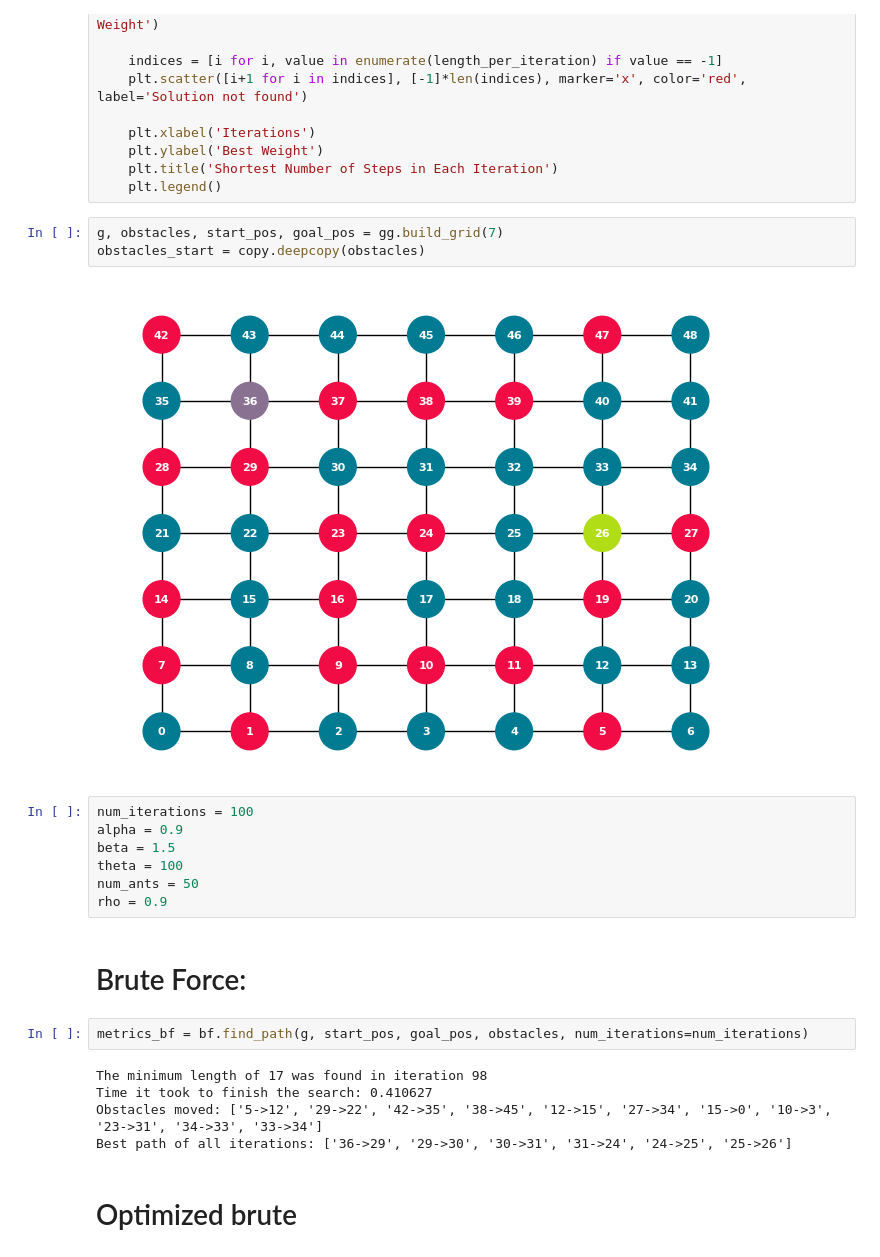
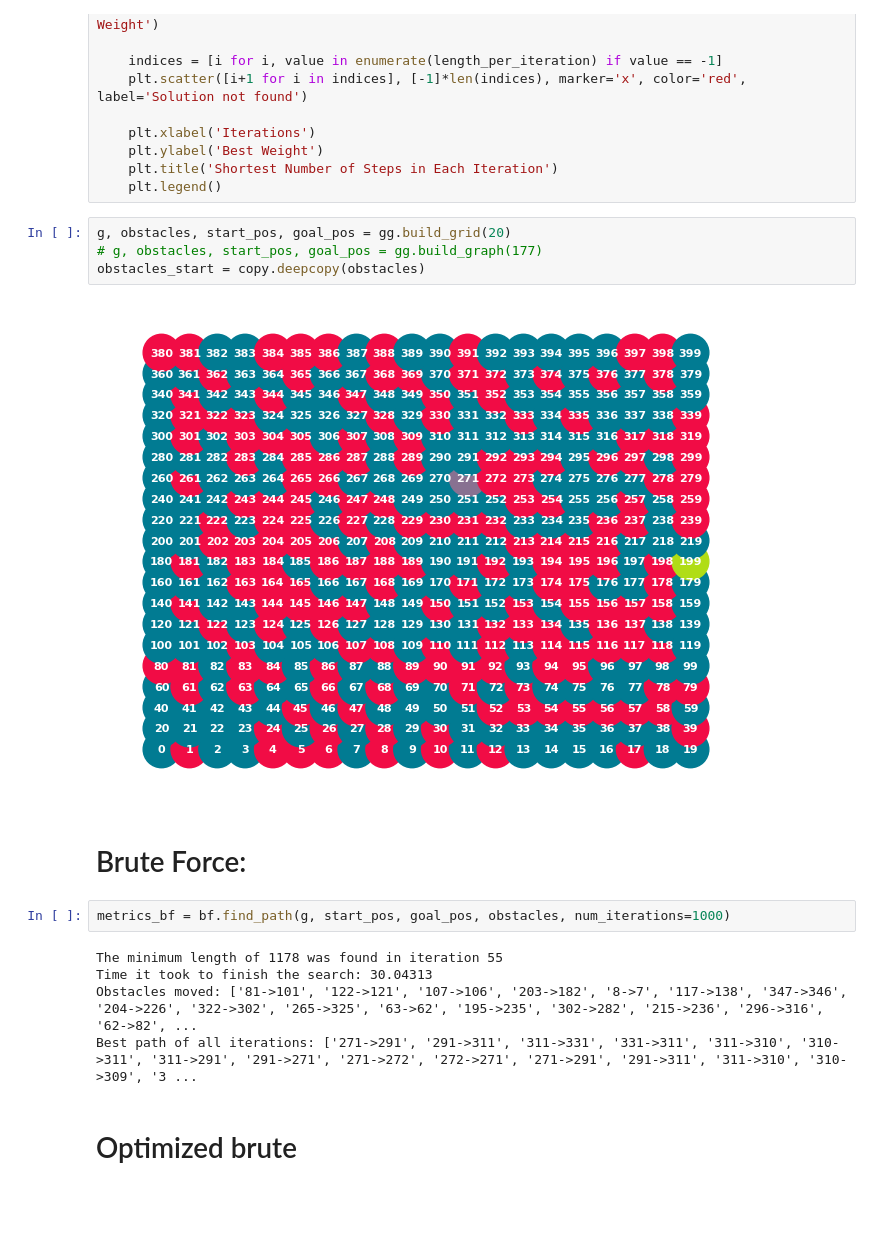
Before and after one commit to MATIJA741/MinimumGraphMotionPlanning, a Jupyter notebook: Comparator.ipynb, the cells around one changed output. Cells and saved outputs as stored; diff of their text form; blank space fills up the shorter version.

```diff
--- a/Comparator.ipynb
+++ b/Comparator.ipynb
@@ -29,26 +29,20 @@ def plot(num_iterations, length_per_iteration):
     plt.title('Shortest Number of Steps in Each Iteration')
     plt.legend()
 # %%
-g, obstacles, start_pos, goal_pos = gg.build_grid(7)
+g, obstacles, start_pos, goal_pos = gg.build_grid(20)
+# g, obstacles, start_pos, goal_pos = gg.build_graph(177)
 obstacles_start = copy.deepcopy(obstacles)
 # %% [output]
-[figure, old version]
+[figure, new version]
-# %%
-num_iterations = 100
-alpha = 0.9
-beta = 1.5
-theta = 100
-num_ants = 50
-rho = 0.9
 # %% [markdown]
 # Brute Force:
 # %%
-metrics_bf = bf.find_path(g, start_pos, goal_pos, obstacles, num_iterations=num_iterations)
+metrics_bf = bf.find_path(g, start_pos, goal_pos, obstacles, num_iterations=1000)
 # %% [output]
-The minimum length of 17 was found in iteration 98
-Time it took to finish the search: 0.410627
-Obstacles moved: ['5->12', '29->22', '42->35', '38->45', '12->15', '27->34', '15->0', '10->3', '23->31', '34->33', '33->34']
-Best path of all iterations: ['36->29', '29->30', '30->31', '31->24', '24->25', '25->26']
+The minimum length of 1178 was found in iteration 55
+Time it took to finish the search: 30.04313
+Obstacles moved: ['81->101', '122->121', '107->106', '203->182', '8->7', '117->138', '347->346', '204->226', '322->302', '265->325', '63->62', '195->235', '302->282', '215->236', '296->316', '62->82', ...
+Best path of all iterations: ['271->291', '291->311', '311->331', '331->311', '311->310', '310->311', '311->291', '291->271', '271->272', '272->271', '271->291', '291->311', '311->310', '310->309', '3 ...
 # %% [markdown]
 # Optimized brute
 # %%
```
Also changed, not shown: parts of 12 cells of this notebook, 2 other files.
